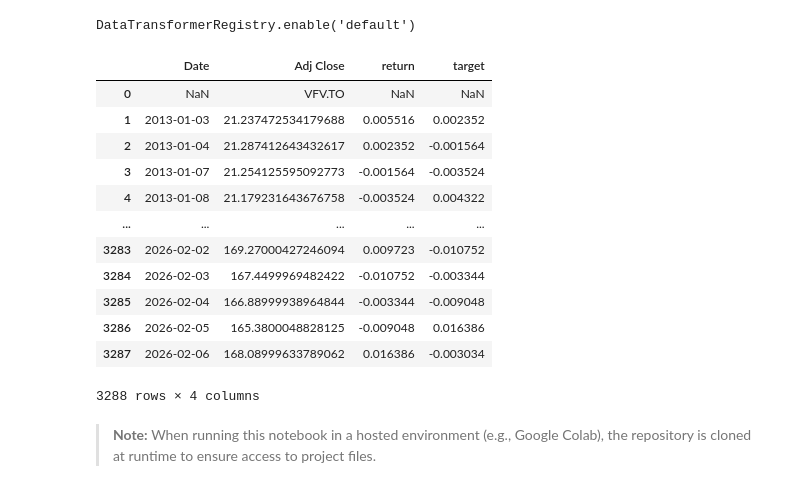
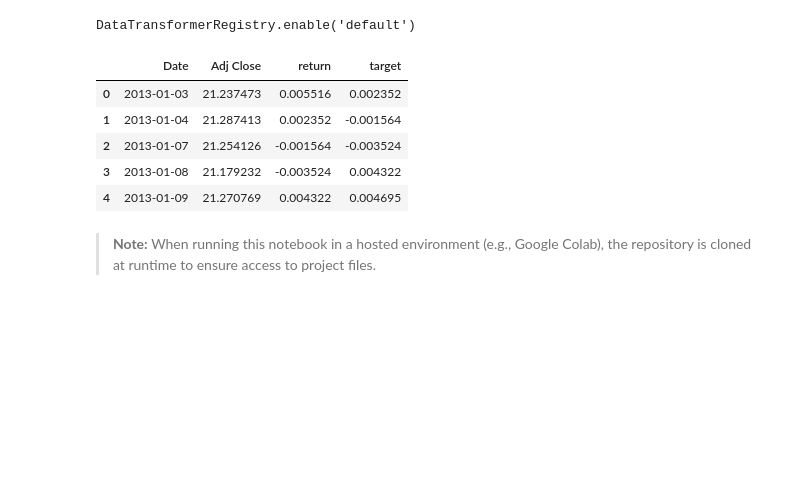
Before and after one commit to lautrevor/data-science-portfolio, a Jupyter notebook: project-2-vfv-signal-vs-noise/notebooks/02_features_and_time_split.ipynb, the cells around one changed output. Cells and saved outputs as stored; diff of their text form; code cells hidden in the pictures; blank space fills up the shorter version.

Commit message:
Fix VFV CSV formatting and remove corrupted first row

```diff
--- a/project-2-vfv-signal-vs-noise/notebooks/02_features_and_time_split.ipynb
+++ b/project-2-vfv-signal-vs-noise/notebooks/02_features_and_time_split.ipynb
@@ -24,25 +26,29 @@ alt.renderers.enable("default")
 alt.data_transformers.disable_max_rows()
 # %% [output]
 DataTransformerRegistry.enable('default')
-# %%
-vfv_df = pd.read_csv(
-    "data-science-portfolio/project-2-vfv-signal-vs-noise/data/vfv_clean.csv"
-)
-vfv_df
-# %% [output]
-|  | Date | Adj Close | return | target |
-| 0 | NaN | VFV.TO | NaN | NaN |
-| 1 | 2013-01-03 | 21.237472534179688 | 0.005516 | 0.002352 |
-| 2 | 2013-01-04 | 21.287412643432617 | 0.002352 | -0.001564 |
-| 3 | 2013-01-07 | 21.254125595092773 | -0.001564 | -0.003524 |
-| 4 | 2013-01-08 | 21.179231643676758 | -0.003524 | 0.004322 |
-| ... | ... | ... | ... | ... |
-| 3283 | 2026-02-02 | 169.27000427246094 | 0.009723 | -0.010752 |
-| 3284 | 2026-02-03 | 167.4499969482422 | -0.010752 | -0.003344 |
-| 3285 | 2026-02-04 | 166.88999938964844 | -0.003344 | -0.009048 |
-| 3286 | 2026-02-05 | 165.3800048828125 | -0.009048 | 0.016386 |
-| 3287 | 2026-02-06 | 168.08999633789062 | 0.016386 | -0.003034 |
-3288 rows × 4 columns
+# %%
+vfv_df = pd.read_csv(
+    "data-science-portfolio/project-2-vfv-signal-vs-noise/data/vfv_clean.csv"
+)
+
+# Drop the junk first row (the one with VFV.TO in Adj Close)
+vfv_df = vfv_df.iloc[1:].reset_index(drop=True)
+
+# Fix dtypes
+vfv_df["Date"] = pd.to_datetime(vfv_df["Date"])
+for c in ["Adj Close", "return", "target"]:
+    vfv_df[c] = pd.to_numeric(vfv_df[c], errors="coerce")
+
+vfv_df = vfv_df.dropna().reset_index(drop=True)
+
+vfv_df.head()
+# %% [output]
+|  | Date | Adj Close | return | target |
+| 0 | 2013-01-03 | 21.237473 | 0.005516 | 0.002352 |
+| 1 | 2013-01-04 | 21.287413 | 0.002352 | -0.001564 |
+| 2 | 2013-01-07 | 21.254126 | -0.001564 | -0.003524 |
+| 3 | 2013-01-08 | 21.179232 | -0.003524 | 0.004322 |
+| 4 | 2013-01-09 | 21.270769 | 0.004322 | 0.004695 |
 # %% [markdown]
 > **Note:** When running this notebook in a hosted environment (e.g., Google Colab),
 > the repository is cloned at runtime to ensure access to project files.
```
Also changed, not shown: parts of 3 cells of this notebook.
